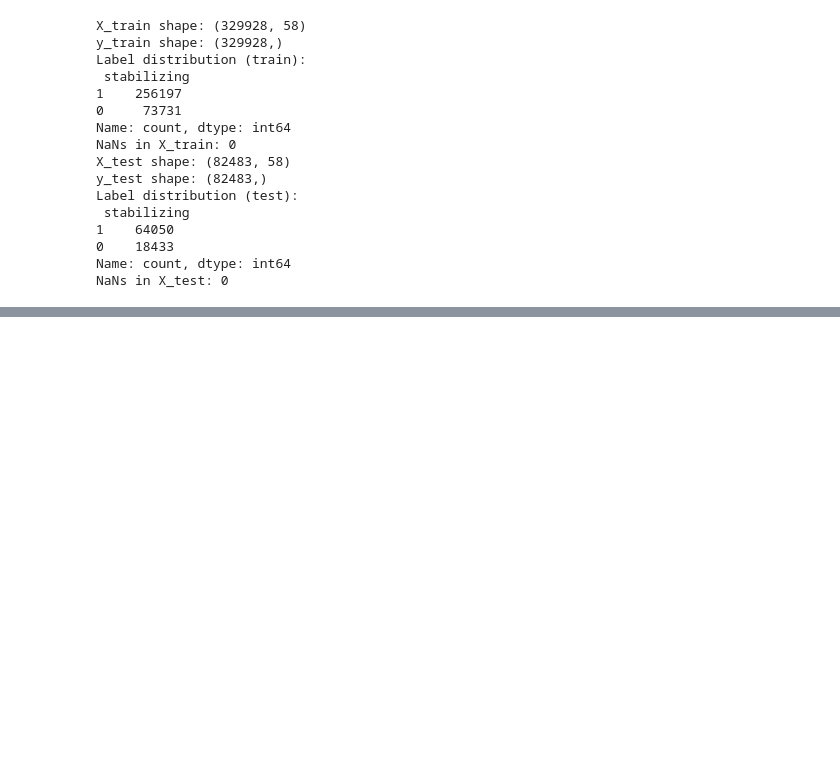
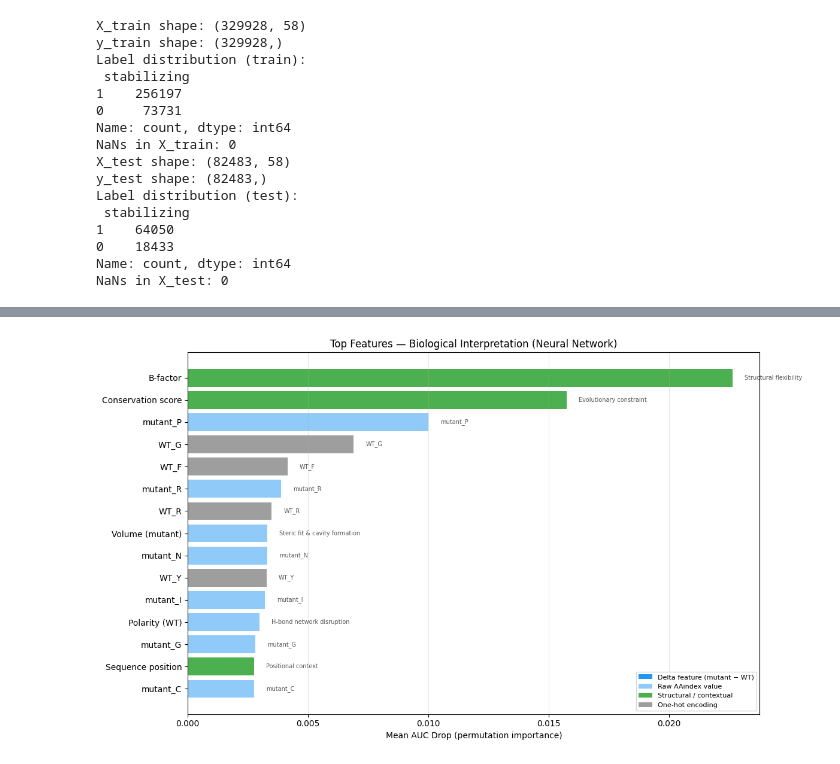
Before and after one commit to sandypesic/protein_mutation_effects, a Jupyter notebook: notebooks/final_analysis.ipynb, the cells around one changed output, grey strips where cells are left out. Cells and saved outputs as stored; diff of their text form; code cells hidden in the pictures; blank space fills up the shorter version.

```diff
--- a/notebooks/final_analysis.ipynb
+++ b/notebooks/final_analysis.ipynb
@@ -511,0 +477,91 @@ Computing permutation importance for Neural Network...
+# %%
+"""
+----
+Biological annotation of top features.
+----
+Map top permutation importance features back to their biological meaning, connecting ML results to domain knowledge.
+"""
+
+# Biological annotations for known feature types.
+ANNOTATIONS = {
+    "KYTJ820101_delta": ("Hydrophobicity change", "Core packing & solvent exposure"),
+    "KYTJ820101_wt":    ("Hydrophobicity (WT)", "Core packing & solvent exposure"),
+    "KYTJ820101_mut":   ("Hydrophobicity (mutant)", "Core packing & solvent exposure"),
+    "FAUJ880111_delta": ("Secondary structure propensity change", "Helix/sheet formation tendency"),
+    "FAUJ880111_wt":    ("Sec. structure propensity (WT)", "Helix/sheet formation tendency"),
+    "FAUJ880111_mut":   ("Sec. structure propensity (mutant)", "Helix/sheet formation tendency"),
+    "CHAM810101_delta": ("Volume change", "Steric fit & cavity formation"),
+    "CHAM810101_wt":    ("Volume (WT)", "Steric fit & cavity formation"),
+    "CHAM810101_mut":   ("Volume (mutant)", "Steric fit & cavity formation"),
+    "GRAR740102_delta": ("Polarity change", "H-bond network disruption"),
+    "GRAR740102_wt":    ("Polarity (WT)", "H-bond network disruption"),
+    "GRAR740102_mut":   ("Polarity (mutant)", "H-bond network disruption"),
+    "HOPT810101_delta": ("H-bonding propensity change", "Polar interaction capacity"),
+    "HOPT810101_wt":    ("H-bonding propensity (WT)", "Polar interaction capacity"),
+    "HOPT810101_mut":   ("H-bonding propensity (mutant)", "Polar interaction capacity"),
+    "B_FACTOR_clean":   ("B-factor", "Structural flexibility"),
+    "CONSERVATION_clean": ("Conservation score", "Evolutionary constraint"),
+    "pos":              ("Sequence position", "Positional context"),
+}
+
+top_n_bio = 15
+top_bio = importance_df.head(top_n_bio).copy()
+top_bio["label"] = top_bio["feature"].map(
+    lambda f: ANNOTATIONS.get(f, (f, ""))[0]
+)
+top_bio["category"] = top_bio["feature"].map(
+    lambda f: ANNOTATIONS.get(f, ("", f))[1]
+)
+
+# Color by feature type.
+def get_color(feature):
+    if "delta" in feature:
+        return "#2196F3"   # blue — delta features
+    elif "wt" in feature or "mut" in feature:
+        return "#90CAF9"   # light blue — raw AAindex
+    elif feature in ["B_FACTOR_clean", "CONSERVATION_clean", "pos"]:
+        return "#4CAF50"   # green — structural/contextual
+    else:
+        return "#9E9E9E"   # grey — one-hot
+
+colors = [get_color(f) for f in top_bio["feature"]]
+
+fig, ax = plt.subplots(figsize=(12, 7))
+bars = ax.barh(
+    top_bio["label"][::-1],
+    top_bio["nn_importance"][::-1],
+    color=colors[::-1]
+)
+
+# Annotate bars with biological category.
+for bar, (_, row) in zip(bars, top_bio[::-1].iterrows()):
+    ax.text(
+        bar.get_width() + 0.0005,
+        bar.get_y() + bar.get_height() / 2,
+        row["category"],
+        va="center",
+        fontsize=7,
+        color="#555555"
+    )
+
+# Legend.
+from matplotlib.patches import Patch
+legend_elements = [
+    Patch(facecolor="#2196F3", label="Delta feature (mutant − WT)"),
+    Patch(facecolor="#90CAF9", label="Raw AAindex value"),
+    Patch(facecolor="#4CAF50", label="Structural / contextual"),
+    Patch(facecolor="#9E9E9E", label="One-hot encoding"),
+]
+ax.legend(handles=legend_elements, loc="lower right", fontsize=8)
+
+ax.set_xlabel("Mean AUC Drop (permutation importance)")
+ax.set_title("Top Features — Biological Interpretation (Neural Network)")
+ax.grid(alpha=0.3, axis="x")
+plt.tight_layout()
+
+save_path = FIGURES_DIR / "feature_importance_annotated.png"
+plt.savefig(save_path, dpi=300, bbox_inches="tight")
+plt.show()
+plt.close()
+# %% [output]
+[figure, added]
```
Also changed, not shown: parts of 5 cells of this notebook, 9 other files.
